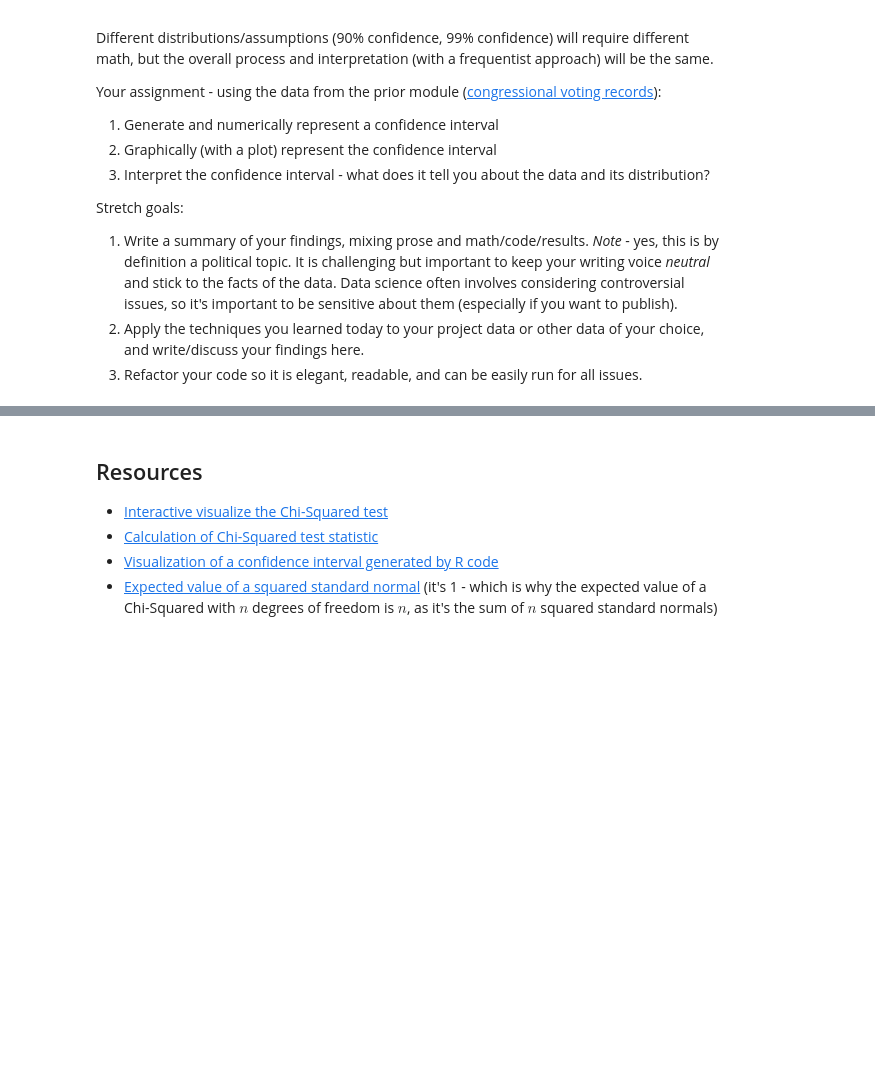
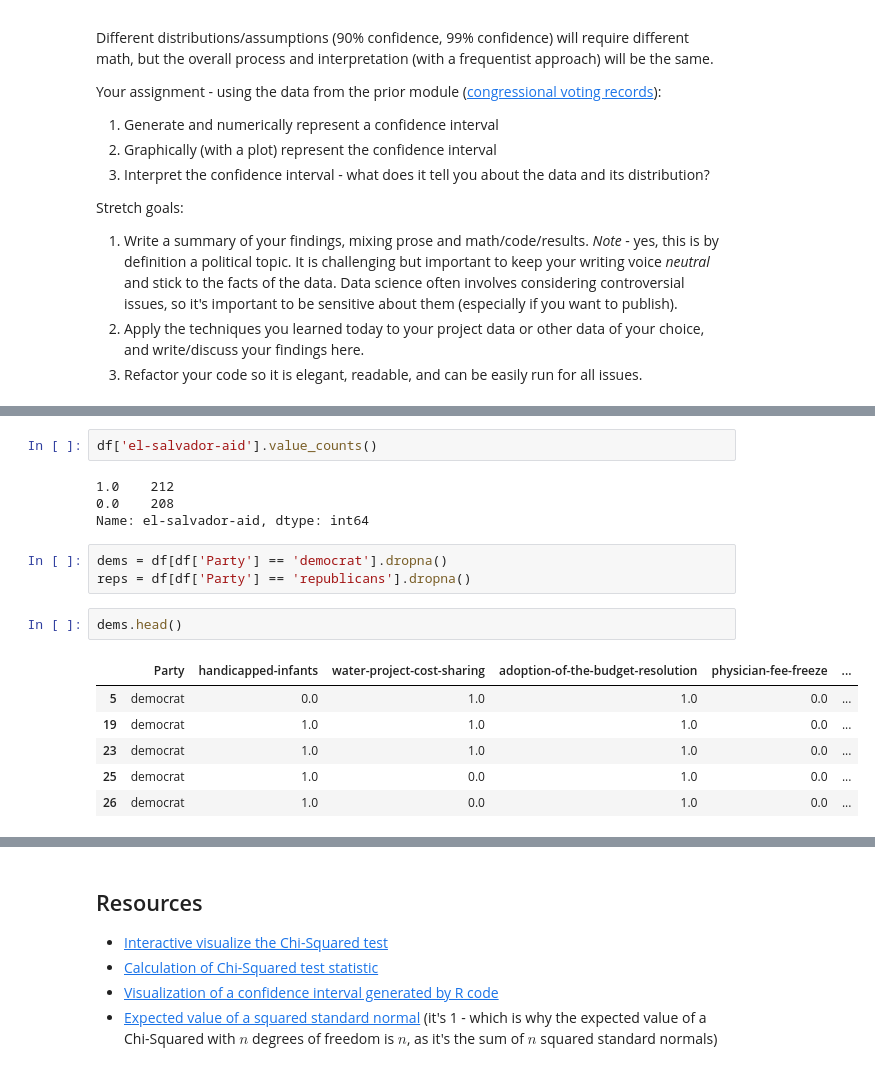
Before and after one commit to bloominstituteoftechnology/DS-Unit-1-Sprint-3-Statistical-Tests-and-Experiments, a Jupyter notebook: module2-sampling-confidence-intervals-and-hypothesis-testing/LS_DS_132_Sampling_Confidence_Intervals_and_Hypothesis_Testing.ipynb, the cells around one changed output, grey strips where cells are left out. Drawn from its saved outputs; the diff is of its cells as text; blank space fills up the shorter version.

```diff
--- a/module2-sampling-confidence-intervals-and-hypothesis-testing/LS_DS_132_Sampling_Confidence_Intervals_and_Hypothesis_Testing.ipynb
+++ b/module2-sampling-confidence-intervals-and-hypothesis-testing/LS_DS_132_Sampling_Confidence_Intervals_and_Hypothesis_Testing.ipynb
@@ -106,0 +205,18 @@ Stretch goals:
+# %%
+df['el-salvador-aid'].value_counts()
+# %% [output]
+1.0    212
+0.0    208
+Name: el-salvador-aid, dtype: int64
+# %%
+dems = df[df['Party'] == 'democrat'].dropna()
+reps = df[df['Party'] == 'republicans'].dropna()
+# %%
+dems.head()
+# %% [output]
+|  | Party | handicapped-infants | water-project-cost-sharing | adoption-of-the-budget-resolution | physician-fee-freeze | ... |
+| 5 | democrat | 0.0 | 1.0 | 1.0 | 0.0 | ... |
+| 19 | democrat | 1.0 | 1.0 | 1.0 | 0.0 | ... |
+| 23 | democrat | 1.0 | 1.0 | 1.0 | 0.0 | ... |
+| 25 | democrat | 1.0 | 0.0 | 1.0 | 0.0 | ... |
+| 26 | democrat | 1.0 | 0.0 | 1.0 | 0.0 | ... |
```
Also changed, not shown: parts of 14 cells of this notebook.
